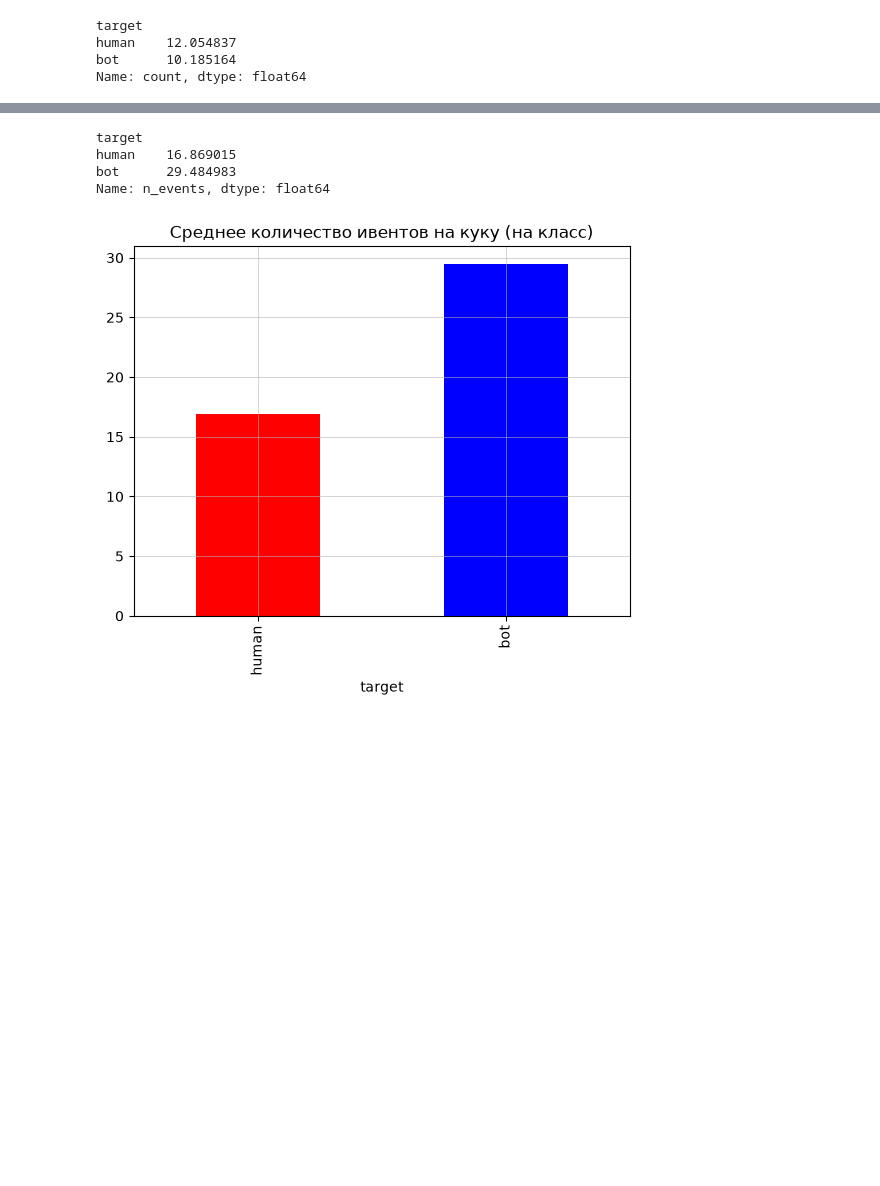
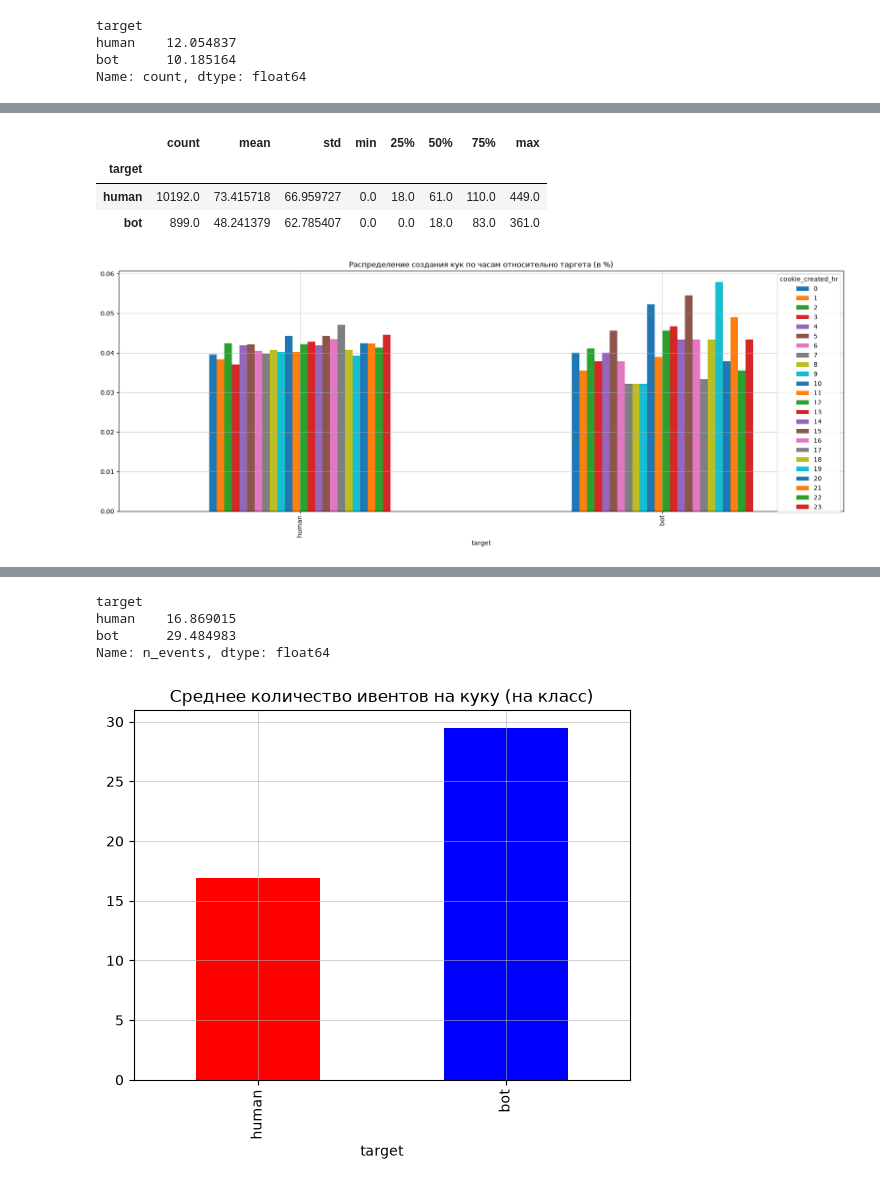
Before and after one commit to FedorProgrammer/ds-bootcamp-contest, a Jupyter notebook: cookies-bot-detector.ipynb, the cells around one changed output, grey strips where cells are left out. Cells and saved outputs as stored; diff of their text form; code cells hidden in the pictures; blank space fills up the shorter version.

```diff
--- a/cookies-bot-detector.ipynb
+++ b/cookies-bot-detector.ipynb
@@ -280,0 +563,6 @@ plt.show()
+# %%
+time_tr = train.assign(cookie_age_days=(train['window_start_ts'] - train['cookie_created_at']).dt.days)
+time_tr['cookie_created_hr'] = train['cookie_created_at'].dt.hour
+time_tr['cookie_created_dow'] = train['cookie_created_at'].dt.day_name()
+
+time_tr.sample(5)
@@ -280,0 +576,19 @@ plt.show()
+# %%
+time_tr.groupby('target')['cookie_age_days'].describe().rename(index={0:'human', 1:'bot'})
+# %% [output]
+|  | count | mean | std | min | 25% | 50% | 75% | max |
+| target |  |  |  |  |  |  |  |  |
+| human | 10192.0 | 73.415718 | 66.959727 | 0.0 | 18.0 | 61.0 | 110.0 | 449.0 |
+| bot | 899.0 | 48.241379 | 62.785407 | 0.0 | 0.0 | 18.0 | 83.0 | 361.0 |
+# %%
+cookie_hr_dist = pd.crosstab(
+    index=time_tr['target'], columns=time_tr['cookie_created_hr'],
+    normalize='index'
+).rename(index={0:'human', 1:'bot'})
+
+cookie_hr_dist.plot(kind='bar', figsize=(21, 7))
+plt.grid(True, linewidth=0.4)
+plt.title("Распределение создания кук по часам относительно таргета (в %)")
+plt.show()
+# %% [output]
+[figure, added]
```
Also changed, not shown: parts of 83 cells of this notebook.
